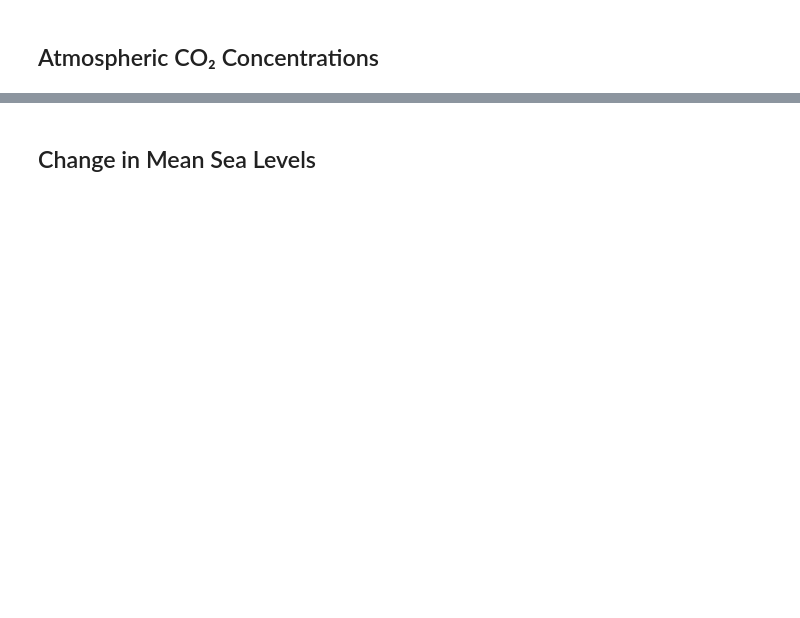
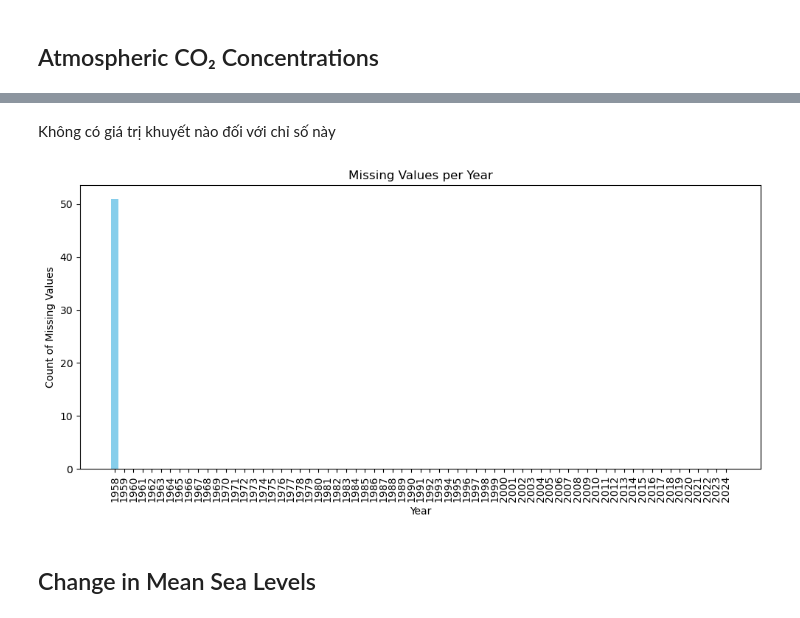
Before and after one commit to thienphucle/DS105.P11_Data_Analysis_And_Visualization, a Jupyter notebook: PreProces/PreProcessData.ipynb, the cells around one changed output, grey strips where cells are left out. Saved outputs shown, nothing was run; the diff lists cells and outputs as text; code cells hidden in the pictures; blank space fills up the shorter version.

```diff
--- a/PreProces/PreProcessData.ipynb
+++ b/PreProces/PreProcessData.ipynb
@@ -104,2 +298,20 @@ Length: 67, dtype: int64
+# %% [markdown]
+Không có giá trị khuyết nào đối với chỉ số này
+# %%
+co2_percent = asian_co2[asian_co2['Indicator']=='Monthly Atmospheric Carbon Dioxide Concentrations, Year on Year Percentage Change']
+year_columns = [col for col in co2_percent.columns if str(col).isdigit()]
+missing_values = co2_percent[year_columns].isnull().sum()
+
+# Plot the missing values
+plt.figure(figsize=(10, 5))
+plt.bar(missing_values.index.astype(str), missing_values.values, color='skyblue')
+plt.title("Missing Values per Year")
+plt.xlabel("Year")
+plt.ylabel("Count of Missing Values")
+plt.xticks(rotation=90)
+plt.tight_layout()
+plt.show()
+# %% [output]
+[figure, added]
 # %% [markdown]
 ## Change in Mean Sea Levels
```
Also changed, not shown: parts of 54 cells of this notebook, 11 other files.
